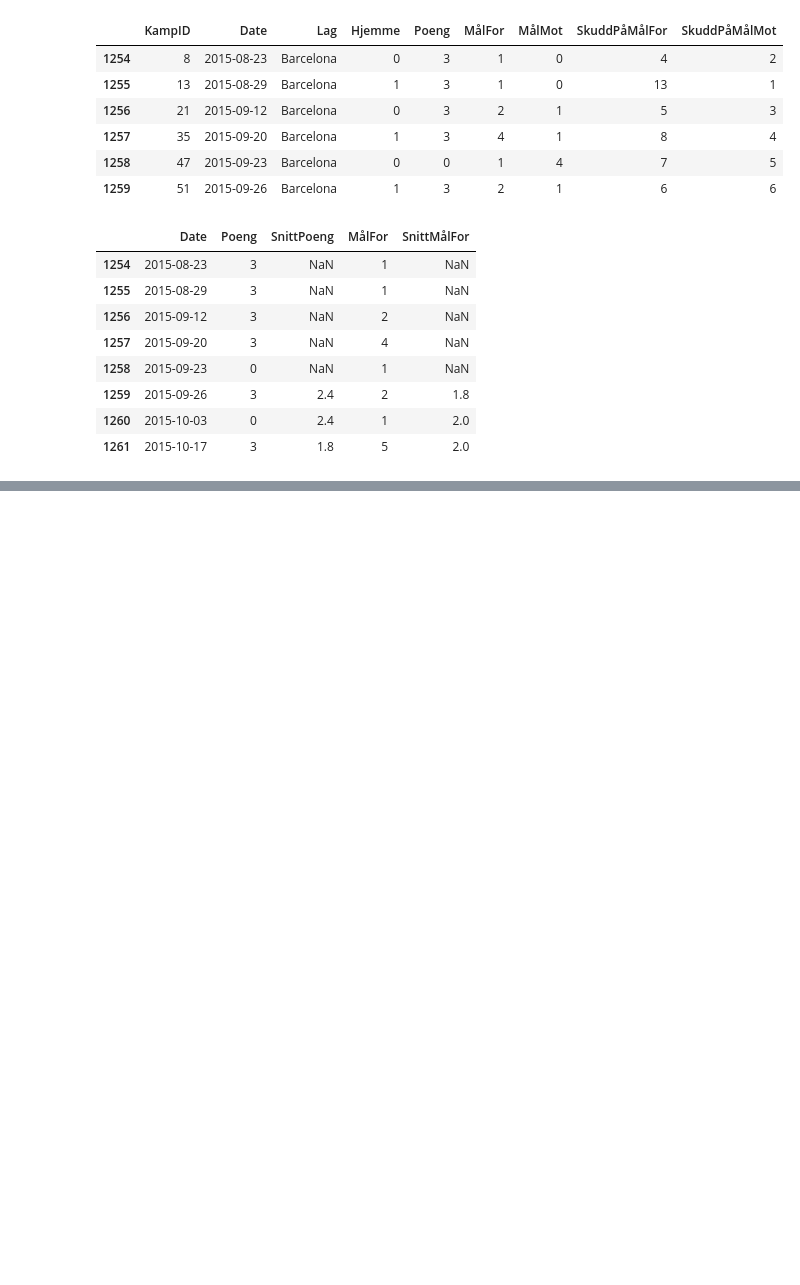
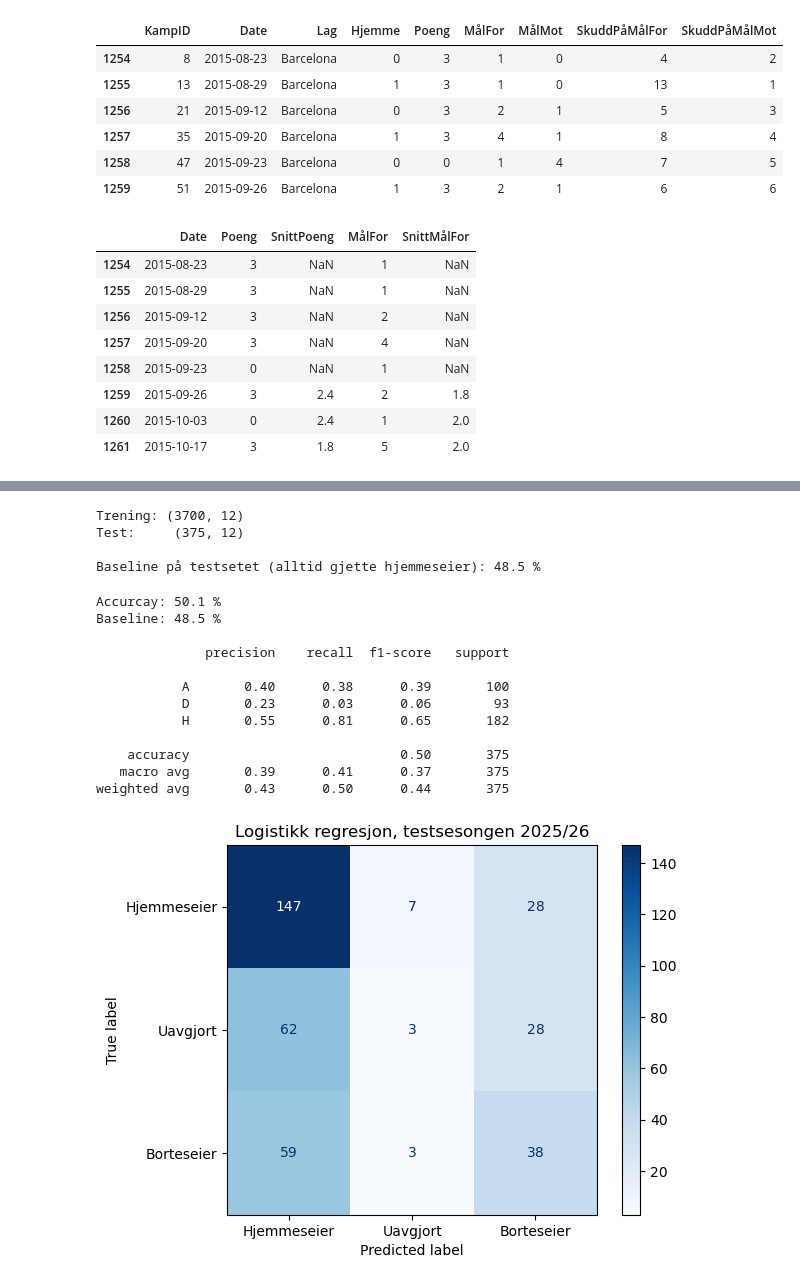
Before and after one commit to SharjeelAminCyb/LaLiga-model, a Jupyter notebook: LaLiga_model.ipynb, the cells around one changed output, grey strips where cells are left out. Cells and saved outputs as stored; diff of their text form; code cells hidden in the pictures; blank space fills up the shorter version.

Commit message:
Fase 6: logistikk regresjon (50,1% mot baseline 48,5%)

```diff
--- a/LaLiga_model.ipynb
+++ b/LaLiga_model.ipynb
@@ -631,0 +646,72 @@ borte_features = lag_df[lag_df['Hjemme'] == 0][['KampID'] + feature_kolonner]
+# %%
+numeriske = ['H_' + k for k in feature_kolonner] + ['A_' + k for k in feature_kolonner]
+kategoriske = ['HomeTeam', 'AwayTeam']
+
+test_maske = kamper['Sesong'] == '2526'
+
+X_train = kamper.loc[~test_maske, numeriske + kategoriske]
+y_train = kamper.loc[~test_maske, 'FTR']
+X_test = kamper.loc[test_maske, numeriske + kategoriske]
+y_test = kamper.loc[test_maske, 'FTR']
+
+print('Trening:', X_train.shape)
+print('Test:    ', X_test.shape)
+print()
+print('Baseline på testsetet (alltid gjette hjemmeseier):', round((y_test == 'H').mean() * 100,1), '%')
+# %% [output]
+Trening: (3700, 12)
+Test:     (375, 12)
+
+Baseline på testsetet (alltid gjette hjemmeseier): 48.5 %
+# %%
+import matplotlib.pyplot as plt
+from sklearn.compose import ColumnTransformer
+from sklearn.preprocessing import StandardScaler, OneHotEncoder
+from sklearn.pipeline import Pipeline
+from sklearn.linear_model import LogisticRegression
+from sklearn.metrics import accuracy_score, classification_report, ConfusionMatrixDisplay
+
+
+preprocess = ColumnTransformer(transformers=[
+    ('num', StandardScaler(), numeriske),
+    ('cat', OneHotEncoder(handle_unknown='ignore'), kategoriske)
+])
+
+logreg = Pipeline(steps=[
+    ('preprocess', preprocess),
+    ('model', LogisticRegression(max_iter=1000, random_state=42)),
+])
+
+logreg.fit(X_train, y_train)
+y_pred = logreg.predict(X_test)
+
+print('Accurcay:', round(accuracy_score(y_test, y_pred) * 100, 1), '%')
+print('Baseline:', round((y_test == 'H').mean() * 100, 1), '%')
+
+print()
+print(classification_report(y_test, y_pred, zero_division=0))
+
+
+ConfusionMatrixDisplay.from_predictions(
+    y_test, y_pred,
+    labels=['H', 'D', 'A'],
+    display_labels=['Hjemmeseier', 'Uavgjort', 'Borteseier'],
+    cmap='Blues'
+)
+
+plt.title('Logistikk regresjon, testsesongen 2025/26')
+plt.show()
+# %% [output]
+Accurcay: 50.1 %
+Baseline: 48.5 %
+
+              precision    recall  f1-score   support
+
+           A       0.40      0.38      0.39       100
+           D       0.23      0.03      0.06        93
+           H       0.55      0.81      0.65       182
+
+    accuracy                           0.50       375
+   macro avg       0.39      0.41      0.37       375
+weighted avg       0.43      0.50      0.44       375
+[figure, added]
```
Also changed, not shown: parts of 1 cell of this notebook, 1 other file.
